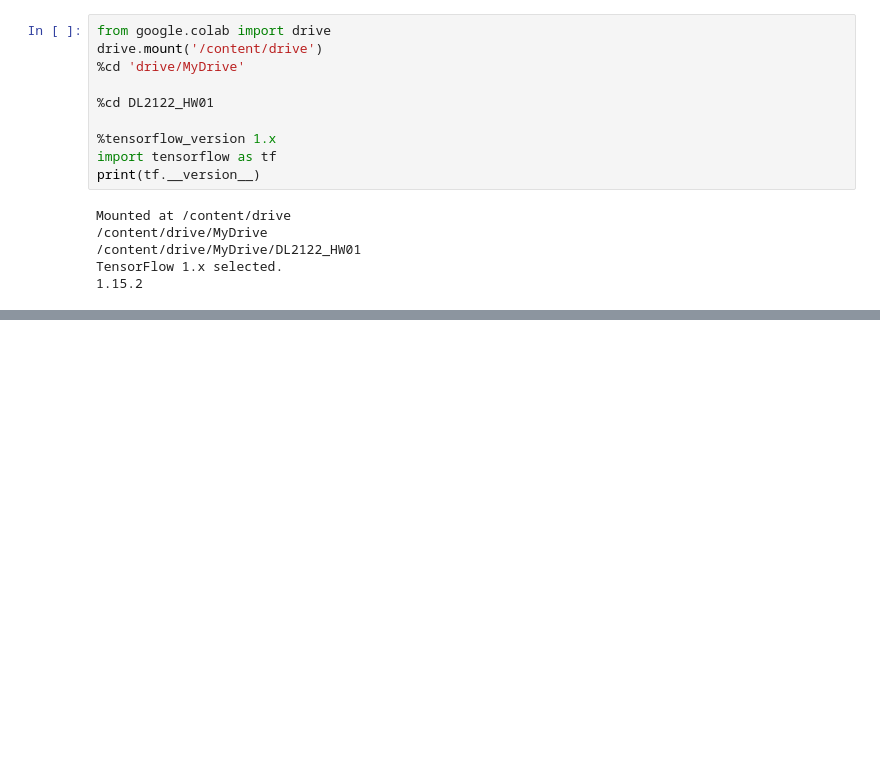
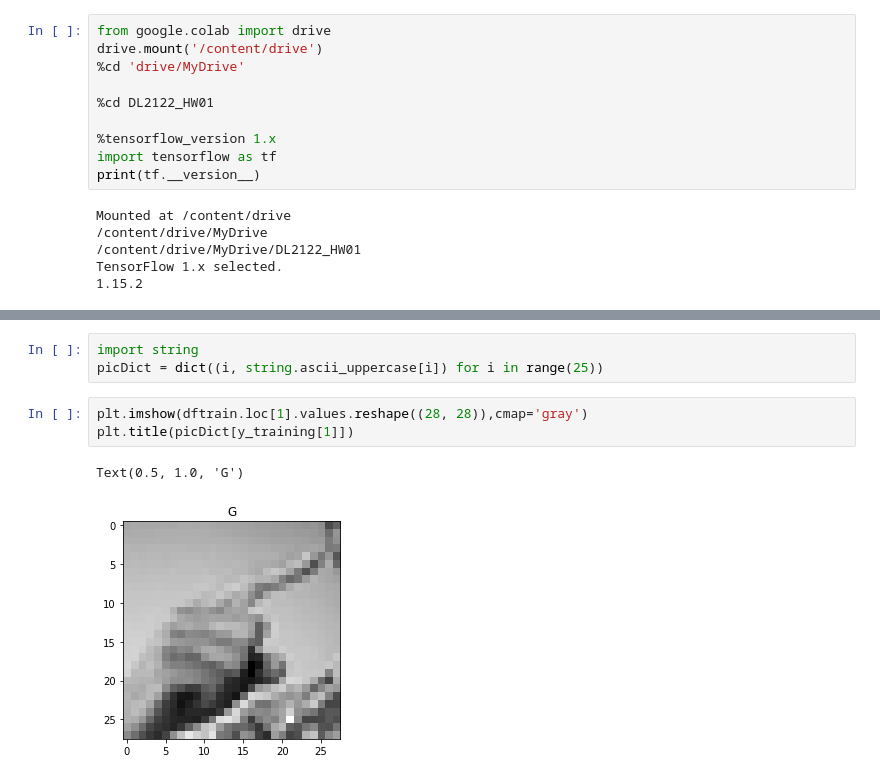
Before and after one commit to asadian98/Deep-Learning-Course-EE25647, a Jupyter notebook: HW1/HW1.ipynb, the cells around one changed output, grey strips where cells are left out. Saved outputs shown, nothing was run; the diff lists cells and outputs as text; blank space fills up the shorter version.

```diff
--- a/HW1/HW1.ipynb
+++ b/HW1/HW1.ipynb
@@ -23,0 +70,9 @@ TensorFlow 1.x selected.
+# %%
+import string
+picDict = dict((i, string.ascii_uppercase[i]) for i in range(25))
+# %%
+plt.imshow(dftrain.loc[1].values.reshape((28, 28)),cmap='gray')
+plt.title(picDict[y_training[1]])
+# %% [output]
+Text(0.5, 1.0, 'G')
+[figure, added]
```
Also changed, not shown: parts of 7 cells of this notebook.
